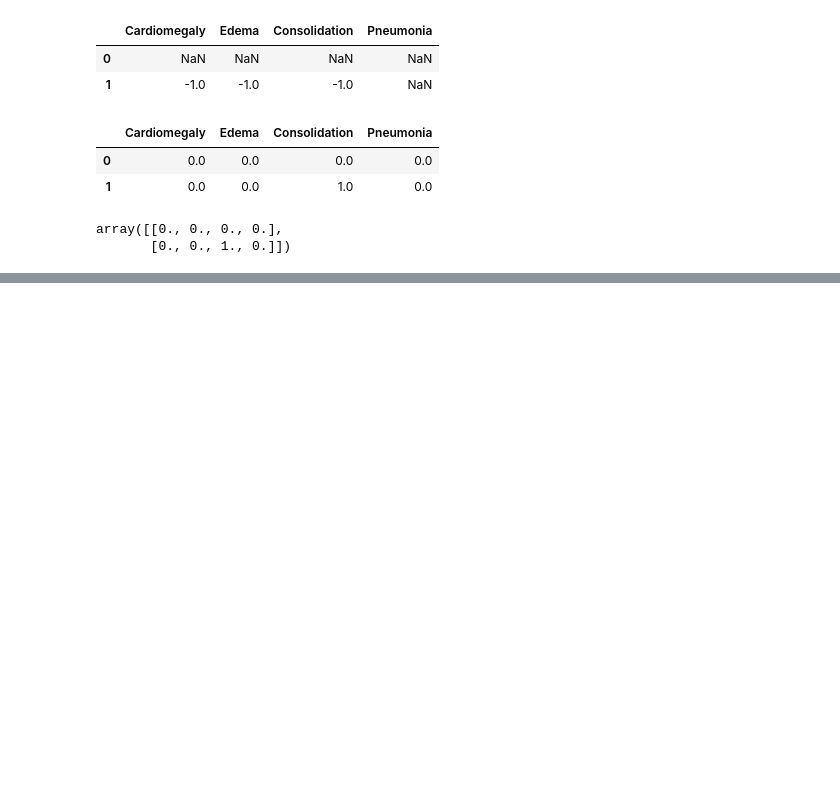
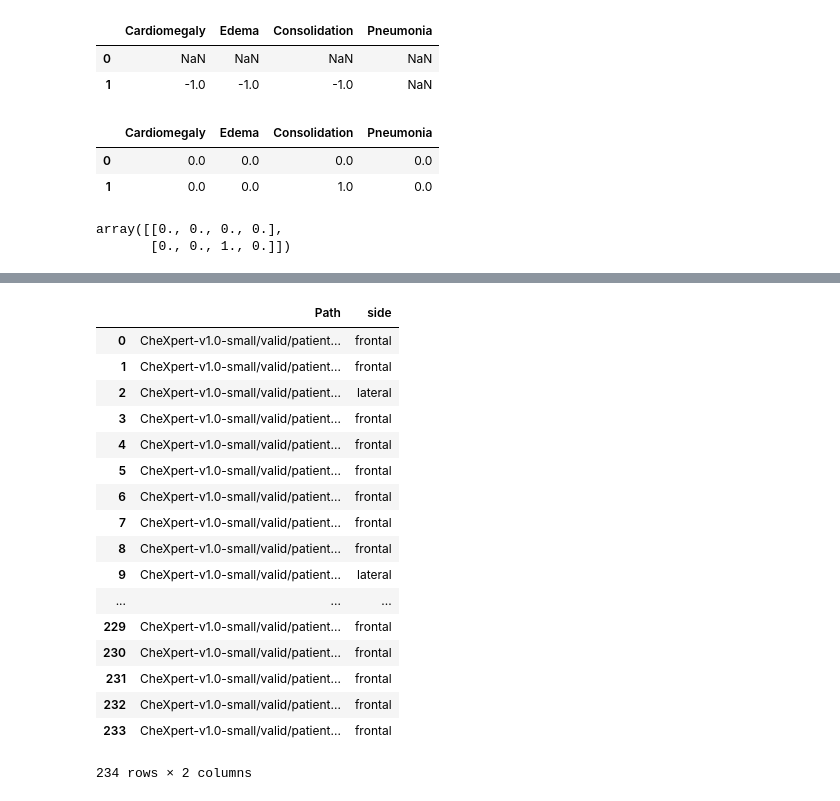
Before and after one commit to habbes/chest-xrays, a Jupyter notebook: src/habbes-tinker.ipynb, the cells around one changed output, grey strips where cells are left out. Drawn from its saved outputs; the diff is of its cells as text; code cells hidden in the pictures; blank space fills up the shorter version.

```diff
--- a/src/habbes-tinker.ipynb
+++ b/src/habbes-tinker.ipynb
@@ -113,0 +146,22 @@ array([[0., 0., 0., 0.],
+# %%
+vdf['side'] = vdf['Path'].apply(lambda p: 'lateral' if 'lateral' in p else 'frontal')
+vdf[['Path', 'side']]
+# %% [output]
+|  | Path | side |
+| 0 | CheXpert-v1.0-small/valid/patient... | frontal |
+| 1 | CheXpert-v1.0-small/valid/patient... | frontal |
+| 2 | CheXpert-v1.0-small/valid/patient... | lateral |
+| 3 | CheXpert-v1.0-small/valid/patient... | frontal |
+| 4 | CheXpert-v1.0-small/valid/patient... | frontal |
+| 5 | CheXpert-v1.0-small/valid/patient... | frontal |
+| 6 | CheXpert-v1.0-small/valid/patient... | frontal |
+| 7 | CheXpert-v1.0-small/valid/patient... | frontal |
+| 8 | CheXpert-v1.0-small/valid/patient... | frontal |
+| 9 | CheXpert-v1.0-small/valid/patient... | lateral |
+| ... | ... | ... |
+| 229 | CheXpert-v1.0-small/valid/patient... | frontal |
+| 230 | CheXpert-v1.0-small/valid/patient... | frontal |
+| 231 | CheXpert-v1.0-small/valid/patient... | frontal |
+| 232 | CheXpert-v1.0-small/valid/patient... | frontal |
+| 233 | CheXpert-v1.0-small/valid/patient... | frontal |
+234 rows × 2 columns
```
Also changed, not shown: parts of 6 cells of this notebook, 1 other file.
